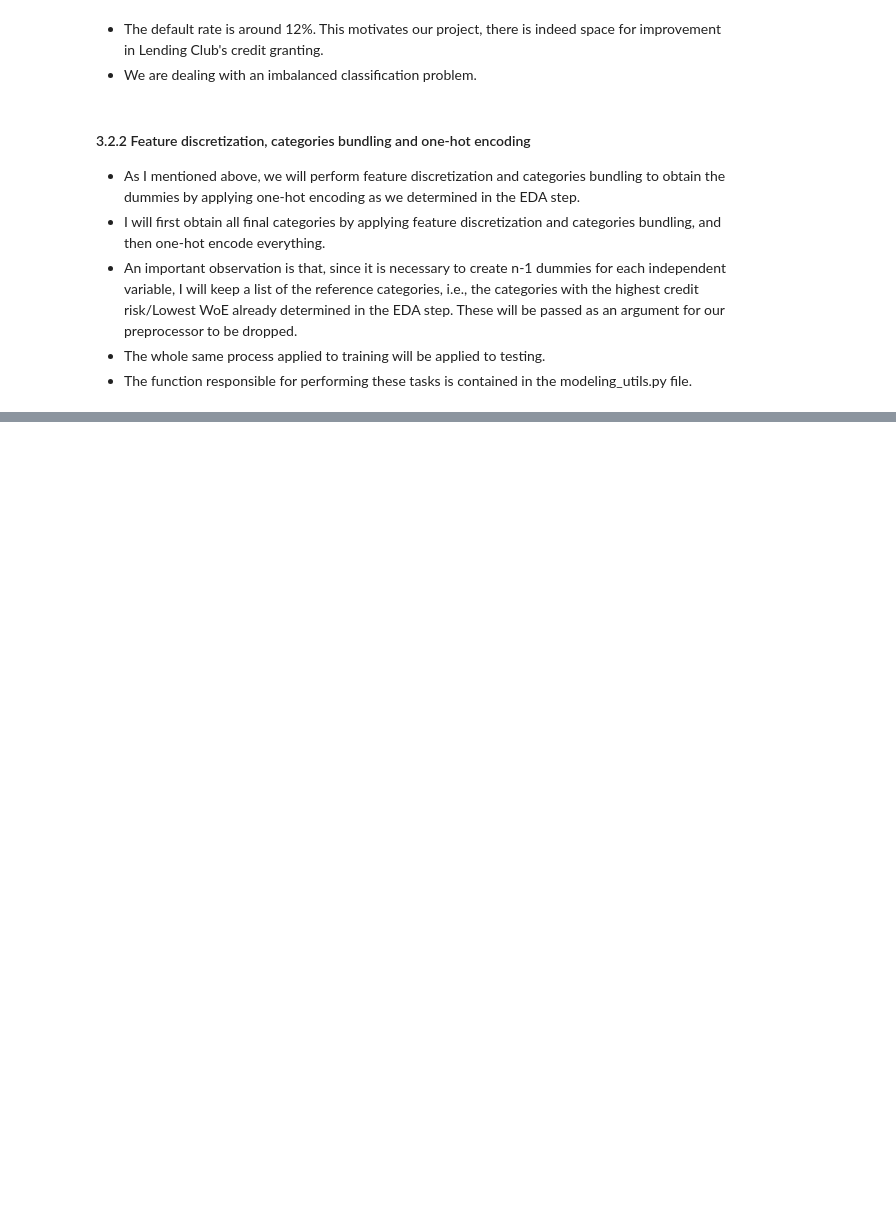
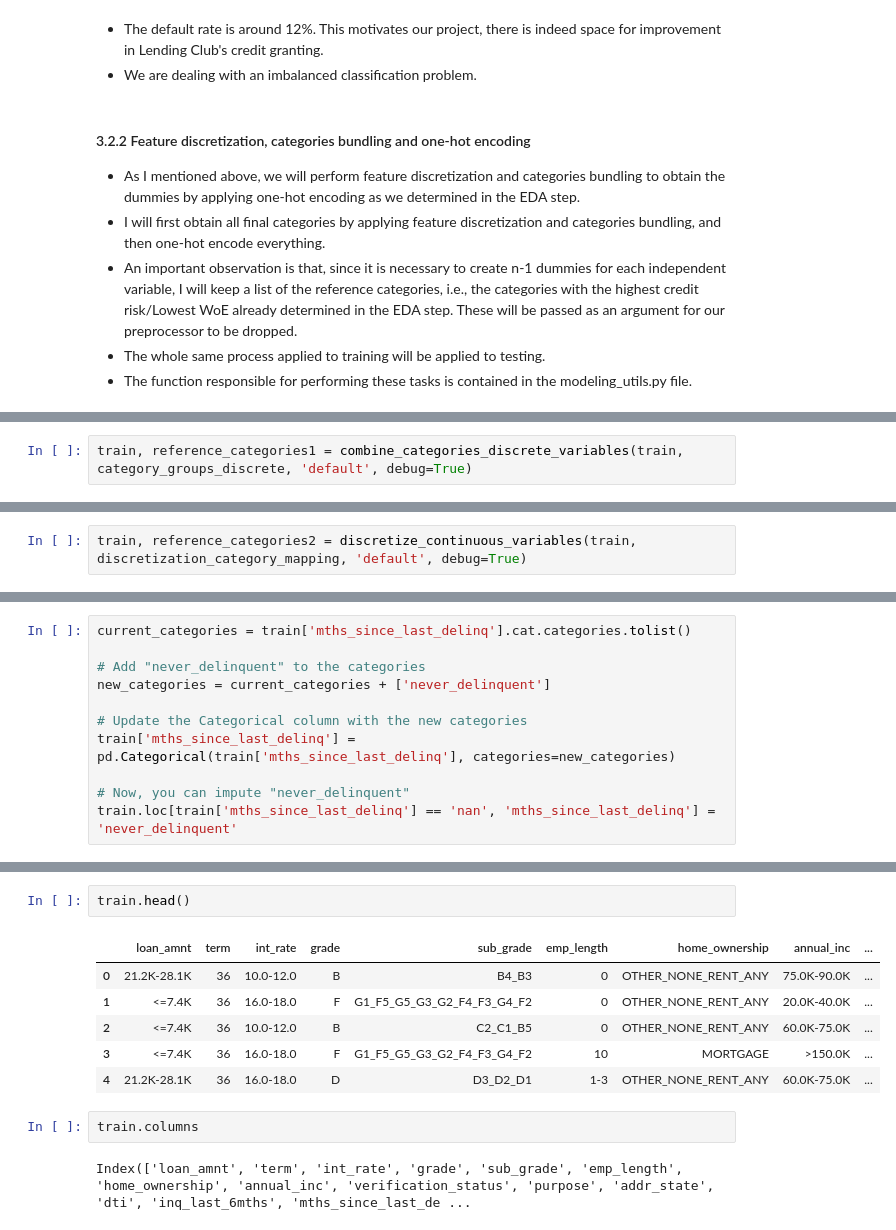
Before and after one commit to allmeidaapedro/Lending-Club-Credit-Scoring, a Jupyter notebook: notebooks/3_pd_modeling.ipynb, the cells around one changed output, grey strips where cells are left out. Cells and saved outputs as stored; diff of their text form; blank space fills up the shorter version.

```diff
--- a/notebooks/3_pd_modeling.ipynb
+++ b/notebooks/3_pd_modeling.ipynb
@@ -380,0 +419,2 @@ CategoricalDtype(categories=['OTHER_NONE_RENT_ANY', 'MORTGAGE', 'OWN'], ordered=
+# %%
+train, reference_categories1 = combine_categories_discrete_variables(train, category_groups_discrete, 'default', debug=True)
@@ -380,0 +444,2 @@ CategoricalDtype(categories=['OTHER_NONE_RENT_ANY', 'MORTGAGE', 'OWN'], ordered=
+# %%
+train, reference_categories2 = discretize_continuous_variables(train, discretization_category_mapping, 'default', debug=True)
@@ -380,0 +504,11 @@ CategoricalDtype(categories=['OTHER_NONE_RENT_ANY', 'MORTGAGE', 'OWN'], ordered=
+# %%
+current_categories = train['mths_since_last_delinq'].cat.categories.tolist()
+
+# Add "never_delinquent" to the categories
+new_categories = current_categories + ['never_delinquent']
+
+# Update the Categorical column with the new categories
+train['mths_since_last_delinq'] = pd.Categorical(train['mths_since_last_delinq'], categories=new_categories)
+
+# Now, you can impute "never_delinquent"
+train.loc[train['mths_since_last_delinq'] == 'nan', 'mths_since_last_delinq'] = 'never_delinquent'
@@ -380,0 +525,13 @@ CategoricalDtype(categories=['OTHER_NONE_RENT_ANY', 'MORTGAGE', 'OWN'], ordered=
+# %%
+train.head()
+# %% [output]
+|  | loan_amnt | term | int_rate | grade | sub_grade | emp_length | home_ownership | annual_inc | ... |
+| 0 | 21.2K-28.1K | 36 | 10.0-12.0 | B | B4_B3 | 0 | OTHER_NONE_RENT_ANY | 75.0K-90.0K | ... |
+| 1 | <=7.4K | 36 | 16.0-18.0 | F | G1_F5_G5_G3_G2_F4_F3_G4_F2 | 0 | OTHER_NONE_RENT_ANY | 20.0K-40.0K | ... |
+| 2 | <=7.4K | 36 | 10.0-12.0 | B | C2_C1_B5 | 0 | OTHER_NONE_RENT_ANY | 60.0K-75.0K | ... |
+| 3 | <=7.4K | 36 | 16.0-18.0 | F | G1_F5_G5_G3_G2_F4_F3_G4_F2 | 10 | MORTGAGE | >150.0K | ... |
+| 4 | 21.2K-28.1K | 36 | 16.0-18.0 | D | D3_D2_D1 | 1-3 | OTHER_NONE_RENT_ANY | 60.0K-75.0K | ... |
+# %%
+train.columns
+# %% [output]
+Index(['loan_amnt', 'term', 'int_rate', 'grade', 'sub_grade', 'emp_length', 'home_ownership', 'annual_inc', 'verification_status', 'purpose', 'addr_state', 'dti', 'inq_last_6mths', 'mths_since_last_de ...
```
Also changed, not shown: parts of 45 cells of this notebook.
